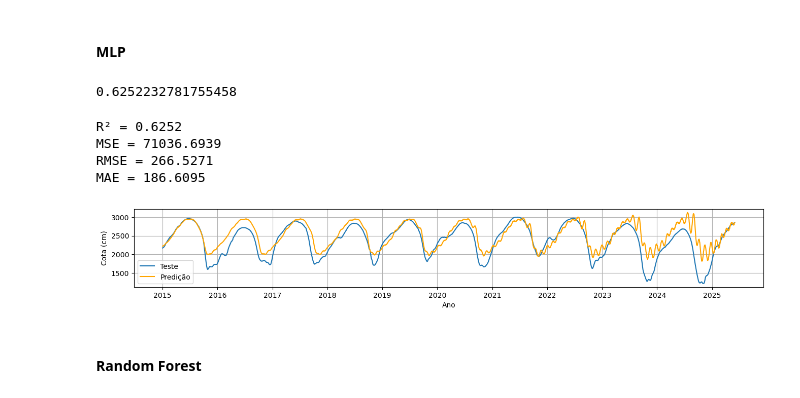
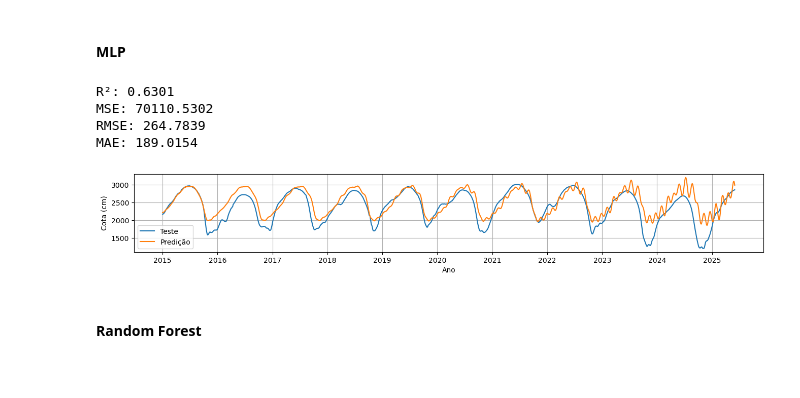
Before and after one commit to DioGS17/ML-HidroPrev, a Jupyter notebook: teste_estacao_14990000.ipynb, the cells around one changed output. Cells and saved outputs as stored; diff of their text form; code cells hidden in the pictures.

```diff
--- a/teste_estacao_14990000.ipynb
+++ b/teste_estacao_14990000.ipynb
@@ -66,3 +65,15 @@ x_shifts = {'lag_{}'.format(ii): treino['14990000'].shift(ii) for ii in shifts}
 # Convert the shifts into a dataframe
 x_shifts = pd.DataFrame(x_shifts)
 x_shifts.fillna(0, inplace=True)
+# %%
+def pred_cota_teste1(treino, modelo):
+    test_predictions = []
+    first_eval_batch = treino['14990000'][-window_length:].values
+    current_batch = first_eval_batch.reshape((1, window_length))
+
+    for i in range(len(teste)):
+        current_pred = modelo.predict(current_batch)[0]
+        test_predictions.append(current_pred)
+        current_batch = np.append(current_batch[:,1:], [[current_pred]], axis=1)
+
+    return test_predictions
@@ -71,16 +99,9 @@ x_shifts.fillna(0, inplace=True)
 # %%
 def run_iteration(x_shifts, treino, teste, window_length):
     mlp = MLPRegressor(hidden_layer_sizes=(11, 11), max_iter=1000, early_stopping=True, n_iter_no_change=50)
-    mlp.fit(x_shifts.iloc[window_length:], treino['14990000'][window_length:])
+    mlp.fit(x_shifts.iloc[window_length:].values, treino['14990000'][window_length:].values)
 
-    test_predictions = []
-    first_eval_batch = treino['14990000'][-window_length:].values
-    current_batch = first_eval_batch.reshape((1, window_length))
-
-    for i in range(len(teste)):
-        current_pred = mlp.predict(current_batch)[0]
-        test_predictions.append(current_pred)
-        current_batch = np.append(current_batch[:,1:], [[current_pred]], axis=1)
+    test_predictions = pred_cota_teste1(treino, mlp)
 
     y_pred = pd.DataFrame(test_predictions, index=teste['14990000'].index)
     r2 = r2_score(teste['14990000'], y_pred)
@@ -94,32 +115,14 @@ resultados = Parallel(n_jobs=-1)(
 
 # Seleciona o melhor resultado
 best_r2, best_y_pred = max(resultados, key=lambda x: x[0])
-# %%
-best_r2
-# %% [output]
-0.6252232781755458
 # %%
-print(f"R² = {r2_score(teste['14990000'], best_y_pred):.4f}")
-print(f"MSE = {mean_squared_error(teste['14990000'], best_y_pred):.4f}")
-print(f"RMSE = {root_mean_squared_error(teste['14990000'], best_y_pred):.4f}")
-print(f"MAE = {mean_absolute_error(teste['14990000'], best_y_pred):.4f}")
-
-plt.figure(figsize=(16, 2))
-plt.plot(teste['14990000'], label='Teste')
-plt.plot(best_y_pred, label='Predição', color='orange')
-plt.gca().xaxis.set_major_locator(mdates.YearLocator())
-plt.gca().xaxis.set_major_formatter(mdates.DateFormatter('%Y'))
-plt.grid(True)
-plt.xlabel('Ano')
-plt.ylabel('Cota (cm)')
-plt.legend()
-plt.show()
+results(teste['14990000'], best_y_pred)
 # %% [output]
-R² = 0.6252
-MSE = 71036.6939
-RMSE = 266.5271
-MAE = 186.6095
+R²: 0.6301
+MSE: 70110.5302
+RMSE: 264.7839
+MAE: 189.0154
-[figure, old version]
+[figure, new version]
 # %% [markdown]
 #### Random Forest
 # %%
```
Also changed, not shown: parts of 39 cells of this notebook, 13 other files.
